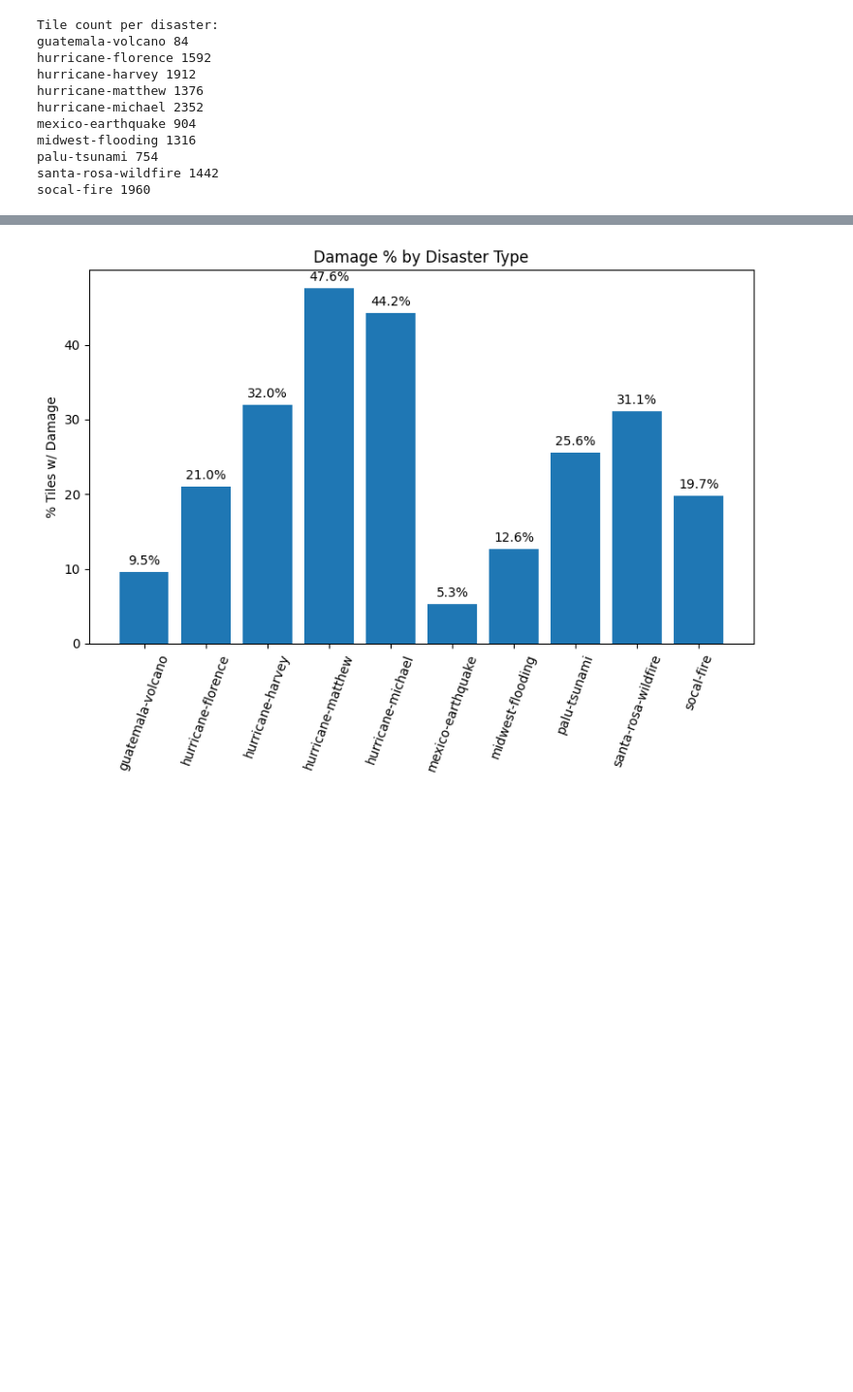
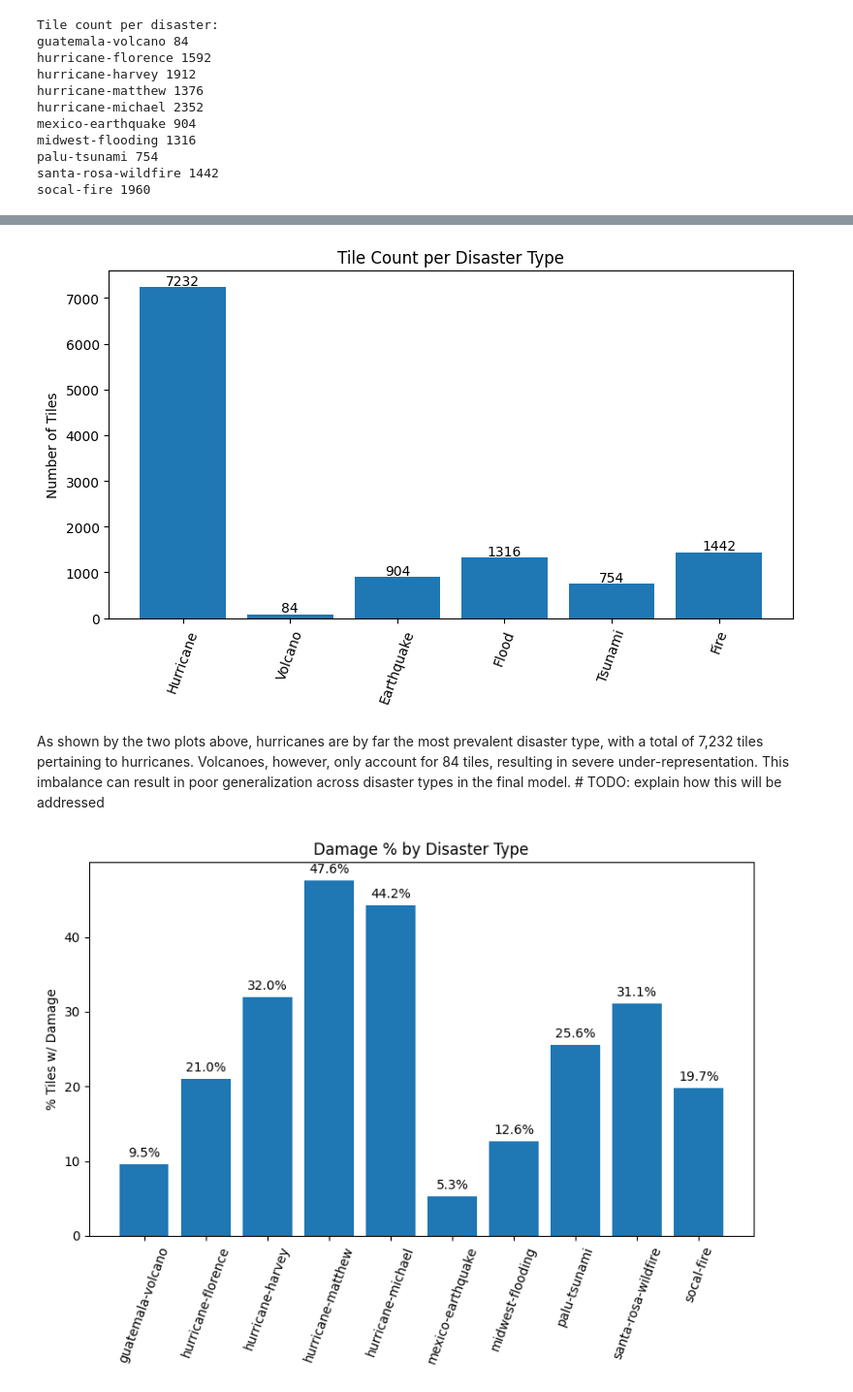
Before and after one commit to linbenji/Damage_Assessment_on_xBD, a Jupyter notebook: Preprocessing/xBD_EDA.ipynb, the cells around one changed output, grey strips where cells are left out. Shown at 97% size. Saved outputs shown, nothing was run; the diff lists cells and outputs as text; code cells hidden in the pictures; blank space fills up the shorter version.

Commit message:
Added explanatory markdown and comments, as well as additional EDA metrics. Note # TODO: comments within markdown - these are important questions we will need to ultimately address.

```diff
--- a/Preprocessing/xBD_EDA.ipynb
+++ b/Preprocessing/xBD_EDA.ipynb
@@ -300 +309,33 @@ for f in masks:
+# %%
+# Group disasters by type and display tile counts per type
+hurricane_counts = disaster_counts["hurricane-florence"] + disaster_counts["hurricane-harvey"] + disaster_counts["hurricane-matthew"] + disaster_counts["hurricane-michael"]
+fire_counts = disaster_counts["santa-rosa-wildfire"] + disaster_counts["socal-wildfire"]
+
+disaster_types = {
+    "Hurricane": hurricane_counts,
+    "Volcano": disaster_counts["guatemala-volcano"],
+    "Earthquake": disaster_counts["mexico-earthquake"],
+    "Flood": disaster_counts["midwest-flooding"],
+    "Tsunami": disaster_counts["palu-tsunami"],
+    "Fire": fire_counts
+}
+
+labels = list(disaster_types.keys())
+values = list(disaster_types.values())
+
+plt.figure(figsize=(8, 5))
+plt.bar(labels, values)
+plt.xticks(rotation = 70)
+plt.title("Tile Count per Disaster Type")
+plt.ylabel("Number of Tiles")
+
+for i, v in enumerate(values):
+    plt.text(i, v + 50, str(v), ha='center')
+
+plt.tight_layout()
+plt.show()
+# %% [output]
+[figure, added]
+# %% [markdown]
+As shown by the two plots above, hurricanes are by far the most prevalent disaster type, with a total of 7,232 tiles pertaining to hurricanes. Volcanoes, however, only account for 84 tiles, resulting in severe under-representation. This imbalance can result in poor generalization across disaster types in the final model. # TODO: explain how this will be addressed
 # %%
```
Also changed, not shown: parts of 15 cells of this notebook.
